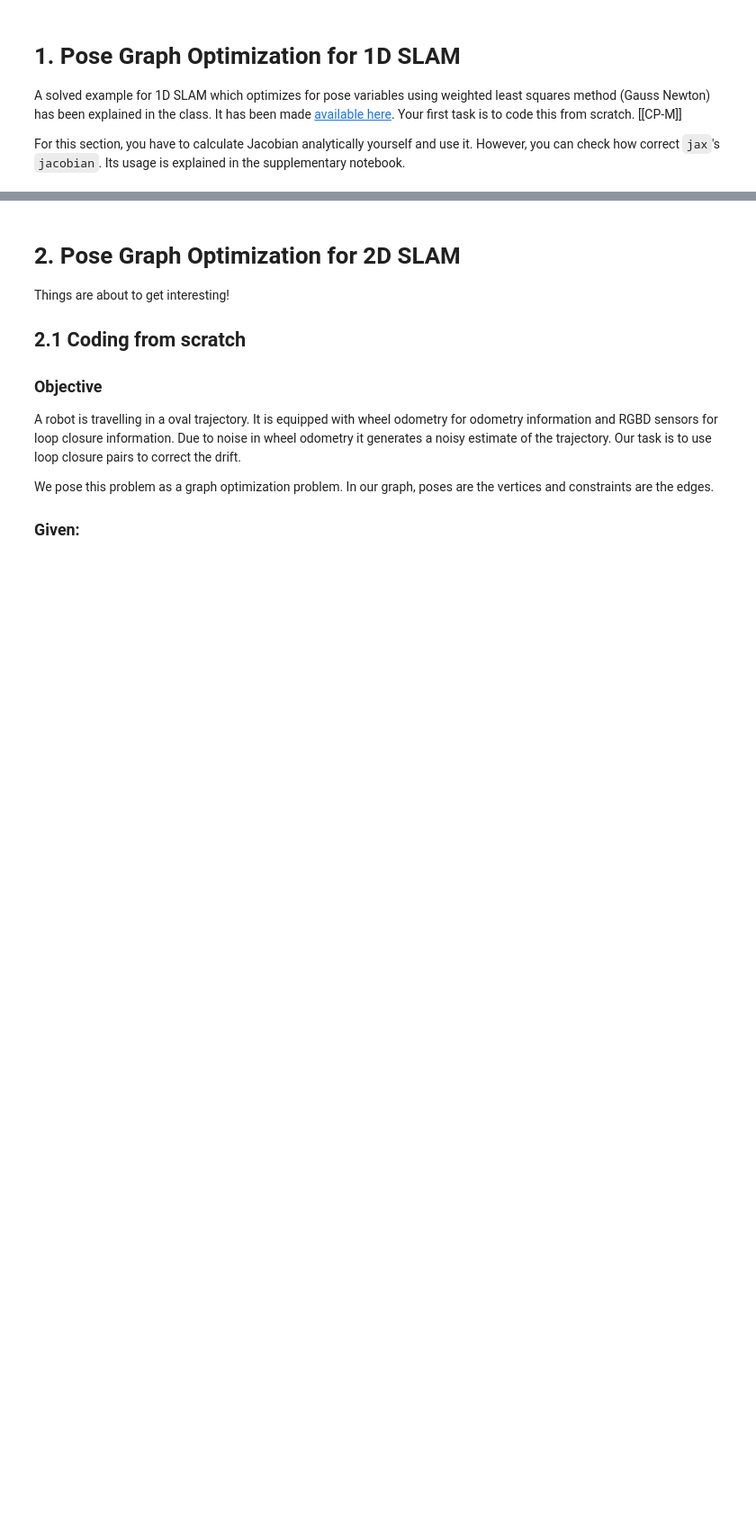
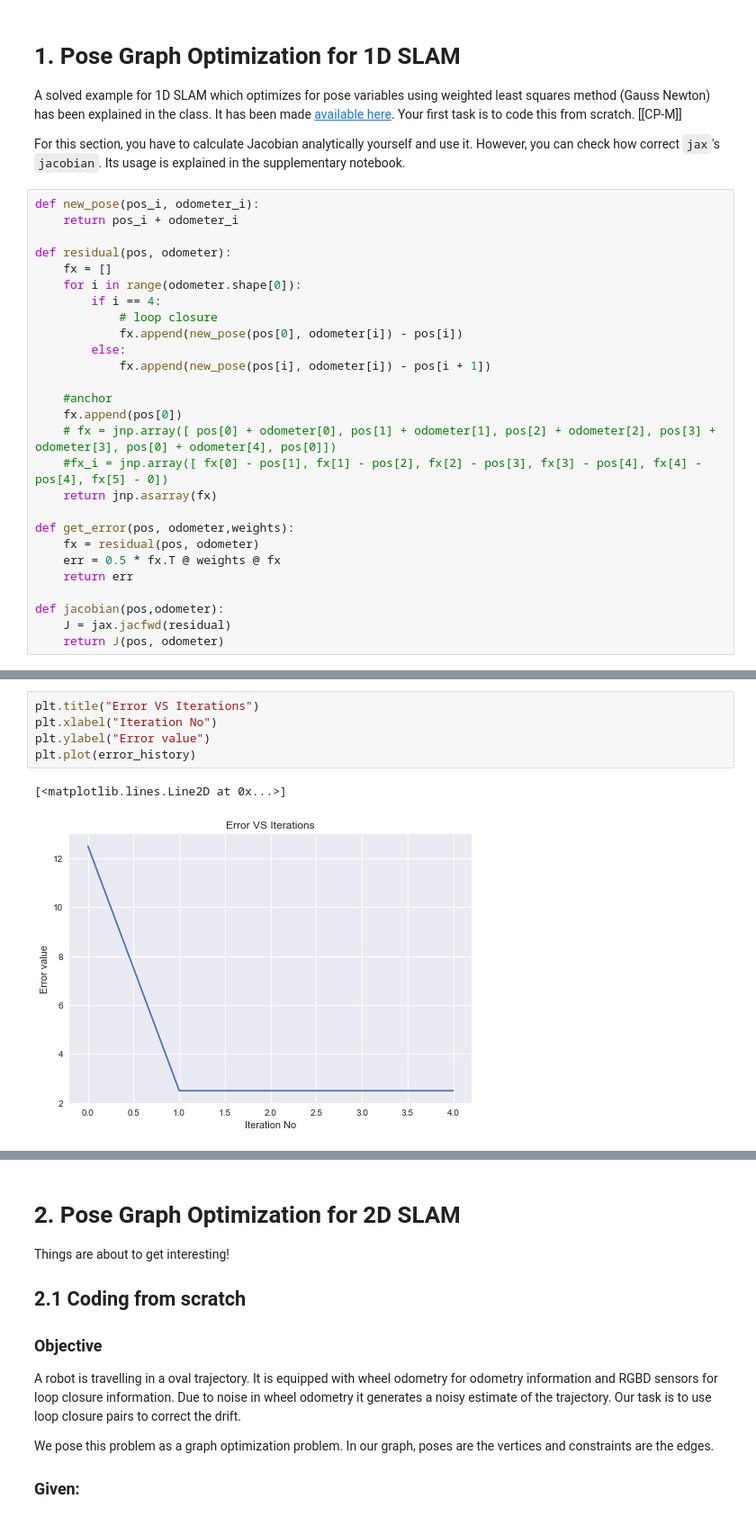
Before and after one commit to Aniket23160/Pose-Graph-SLAM, a Jupyter notebook: 23_outliers_YOUR-NAME_Project-1.ipynb, the cells around one changed output, grey strips where cells are left out. Shown at 90% size. Drawn from its saved outputs; the diff is of its cells as text; blank space fills up the shorter version.

```diff
--- a/23_outliers_YOUR-NAME_Project-1.ipynb
+++ b/23_outliers_YOUR-NAME_Project-1.ipynb
@@ -69,6 +67,33 @@ plt.style.use('seaborn')
 A solved example for 1D SLAM which optimizes for pose variables using weighted least squares method (Gauss Newton) has been explained in the class. It has been made [available here](https://www.notion.so/saishubodh/Solved-Example-1D-SLAM-weighted-LS-Illustrating-Sparsity-in-SLAM-d8b45893843b4377b07b1d4aa1aab4de). Your first task is to code this from scratch. [[CP-M]]
 
 For this section, you have to calculate Jacobian analytically yourself and use it. However, you can check how correct `jax`'s `jacobian`. Its usage is explained in the supplementary notebook.
+# %%
+def new_pose(pos_i, odometer_i):
+    return pos_i + odometer_i
+
+def residual(pos, odometer):
+    fx = []
+    for i in range(odometer.shape[0]):
+        if i == 4:
+            # loop closure
+            fx.append(new_pose(pos[0], odometer[i]) - pos[i])
+        else:
+            fx.append(new_pose(pos[i], odometer[i]) - pos[i + 1])
+
+    #anchor
+    fx.append(pos[0])
+    # fx = jnp.array([ pos[0] + odometer[0], pos[1] + odometer[1], pos[2] + odometer[2], pos[3] + odometer[3], pos[0] + odometer[4], pos[0]])
+    #fx_i = jnp.array([ fx[0] - pos[1], fx[1] - pos[2], fx[2] - pos[3], fx[3] - pos[4], fx[4] - pos[4], fx[5] - 0])
+    return jnp.asarray(fx)
+
+def get_error(pos, odometer,weights):
+    fx = residual(pos, odometer)
+    err = 0.5 * fx.T @ weights @ fx
+    return err
+
+def jacobian(pos,odometer):
+    J = jax.jacfwd(residual)
+    return J(pos, odometer)
 # %%
 ##############################################################################
 # TODO: Code for Section 1                                                   #
@@ -133,0 +161,8 @@ Iteration 1
+# %%
+plt.title("Error VS Iterations")
+plt.xlabel("Iteration No")
+plt.ylabel("Error value")
+plt.plot(error_history)
+# %% [output]
+[<matplotlib.lines.Line2D at 0x...>]
+[figure, added]
```
Also changed, not shown: parts of 11 cells of this notebook.
